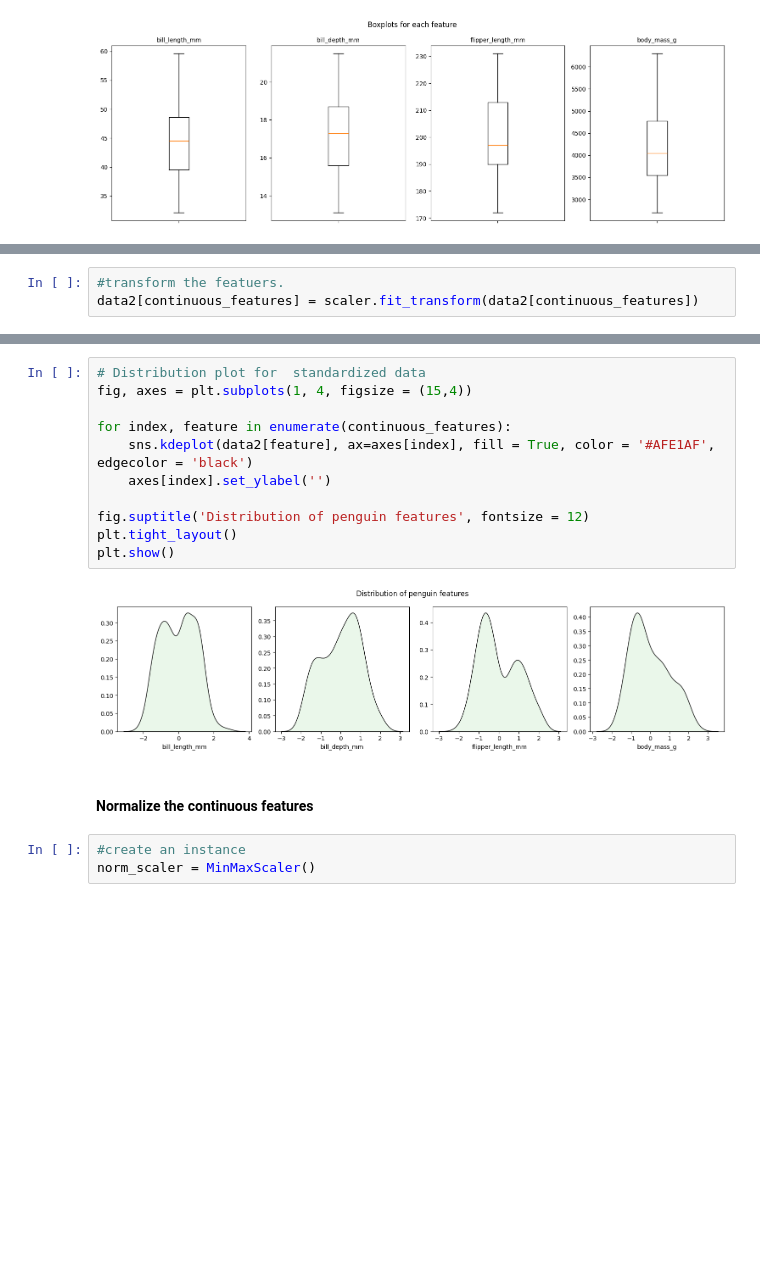
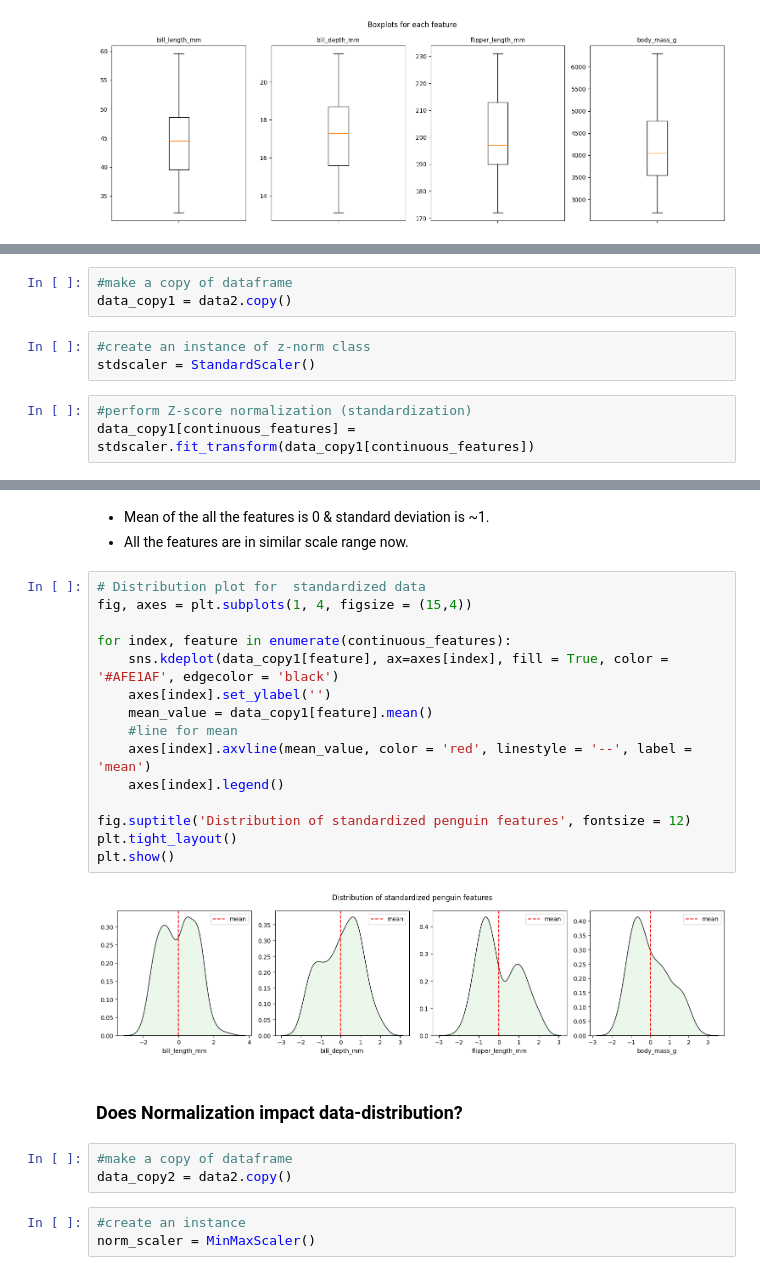
Before and after one commit to Cshefali/Data-Analysis-And-Viz-Python, a Jupyter notebook: Palmer Penguins Data/descriptive_stats_and_correlation_analysis.ipynb, the cells around one changed output, grey strips where cells are left out. Cells and saved outputs as stored; diff of their text form; blank space fills up the shorter version.

Commit message:
updated penguin ntbk

```diff
--- a/Palmer Penguins Data/descriptive_stats_and_correlation_analysis.ipynb
+++ b/Palmer Penguins Data/descriptive_stats_and_correlation_analysis.ipynb
@@ -368,3 +353,0 @@ scaler = StandardScaler()
-# %%
-#transform the featuers.
-data2[continuous_features] = scaler.fit_transform(data2[continuous_features])
@@ -383,0 +356,9 @@ data2[continuous_features].describe()
+# %%
+#make a copy of dataframe
+data_copy1 = data2.copy()
+# %%
+#create an instance of z-norm class
+stdscaler = StandardScaler()
+# %%
+#perform Z-score normalization (standardization)
+data_copy1[continuous_features] = stdscaler.fit_transform(data_copy1[continuous_features])
@@ -384,18 +378,28 @@ data2[continuous_features].describe()
+# %% [markdown]
+- Mean of the all the features is 0 & standard deviation is ~1.
+- All the features are in similar scale range now.
 # %%
 # Distribution plot for  standardized data
 fig, axes = plt.subplots(1, 4, figsize = (15,4))
 
 for index, feature in enumerate(continuous_features):
-    sns.kdeplot(data2[feature], ax=axes[index], fill = True, color = '#AFE1AF', edgecolor = 'black')
+    sns.kdeplot(data_copy1[feature], ax=axes[index], fill = True, color = '#AFE1AF', edgecolor = 'black')
     axes[index].set_ylabel('')
+    mean_value = data_copy1[feature].mean()
+    #line for mean
+    axes[index].axvline(mean_value, color = 'red', linestyle = '--', label = 'mean')
+    axes[index].legend()
 
-fig.suptitle('Distribution of penguin features', fontsize = 12)
+fig.suptitle('Distribution of standardized penguin features', fontsize = 12)
 plt.tight_layout()
 plt.show()
 # %% [output]
-[figure, old version]
+[figure, new version]
 # %% [markdown]
-#### Normalize the continuous features
+### Does Normalization impact data-distribution?
+# %%
+#make a copy of dataframe
+data_copy2 = data2.copy()
 # %%
 #create an instance
 norm_scaler = MinMaxScaler()
```
Also changed, not shown: parts of 41 cells of this notebook.
